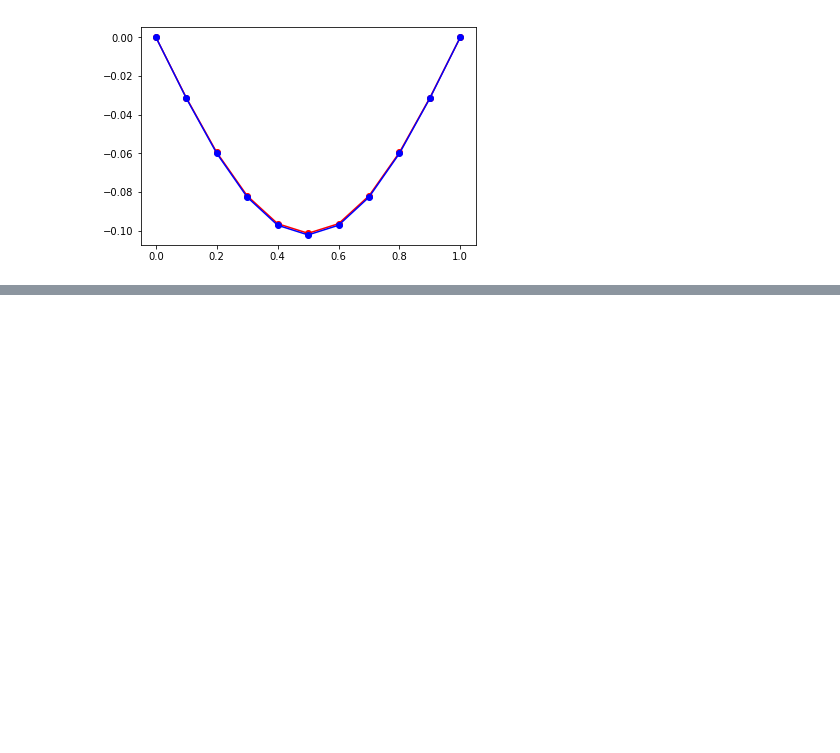
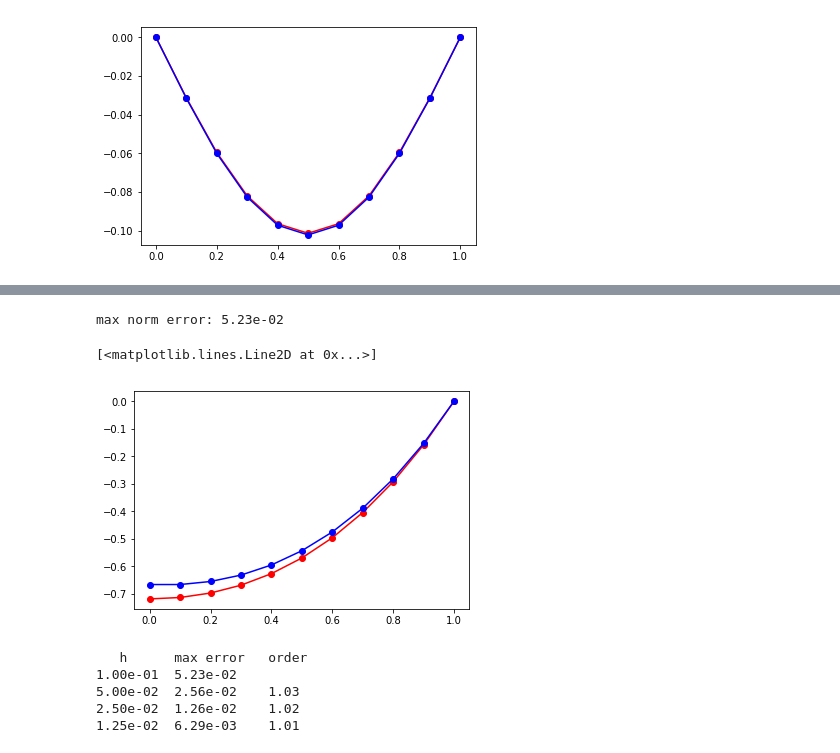
Before and after one commit to xiaozhouli/Jupyter, a Jupyter notebook: Numerical_PDEs/FDM_for_BVP.ipynb, the cells around one changed output, grey strips where cells are left out. Drawn from its saved outputs; the diff is of its cells as text; code cells hidden in the pictures; blank space fills up the shorter version.

Commit message:
Neumann boundary conditions

```diff
--- a/Numerical_PDEs/FDM_for_BVP.ipynb
+++ b/Numerical_PDEs/FDM_for_BVP.ipynb
@@ -210,0 +324,24 @@ The exact solution for this BVP is $u(x) = -\frac{1}{\pi^2}\sin(\pi x)$.
+# %%
+def Neumann_bc1(A, F, alpha, beta, h):
+    A[0,0] = -1/h
+    A[0,1] = 1/h
+    A[-1,-1] = 1
+    F[0] = alpha
+    F[-1] = beta
+    return A, F
+
+def Neumann_bc2(A, F, alpha, beta, h):
+    #A[0,0] =
+    #A[0,1] =
+    A[-1,-1] = h**2
+    #F[0] =
+    F[-1] = beta
+    return A, F
+
+def Neumann_bc3(A, F, alpha, beta, h):
+    #A[0,0] =
+    #A[0,1] =
+    A[-1,-1] = h**2
+    #F[0] =
+    F[-1] = beta
+    return A, F
@@ -210,0 +357,35 @@ The exact solution for this BVP is $u(x) = -\frac{1}{\pi^2}\sin(\pi x)$.
+# %%
+def fun(x):
+    return np.exp(x)
+
+def exact_fun(x):
+    return np.exp(x) - x + 1 - np.e
+
+error, x, U, u = FDM_BVP2(9, 0, 1, 0, 0, Neumann_bc1, fun, exact_fun)
+
+print ("max norm error: %7.2e" % error )
+# let us plot the approximation solution in blue, and the exact solution in red
+plt.plot(x, u, 'ro-')
+plt.plot(x, U, 'bo-')
+# %% [output]
+max norm error: 5.23e-02
+[<matplotlib.lines.Line2D at 0x...>]
+[figure, added]
+# %%
+levels = 4
+m = np.array([9, 19, 39, 79], int)
+err_max = np.zeros(levels)
+print ('   h      max error   order  ')
+for i in range (levels):
+    err_max[i],_,_,_ = FDM_BVP2(m[i], 0, 1, 0, 0, Neumann_bc1, fun, exact_fun)
+    if (i == 0):
+        print ('%7.2e  %7.2e' % (1/(m[i]+1), err_max[i]))
+    else:
+        print ('%7.2e  %7.2e    %4.2f' % (1/(m[i]+1), err_max[i], \
+                                        np.log(err_max[i-1]/err_max[i])/np.log((m[i]+1)/(m[i-1]+1))))
+# %% [output]
+   h      max error   order
+1.00e-01  5.23e-02
+5.00e-02  2.56e-02    1.03
+2.50e-02  1.26e-02    1.02
+1.25e-02  6.29e-03    1.01
```
Also changed, not shown: parts of 7 cells of this notebook.
